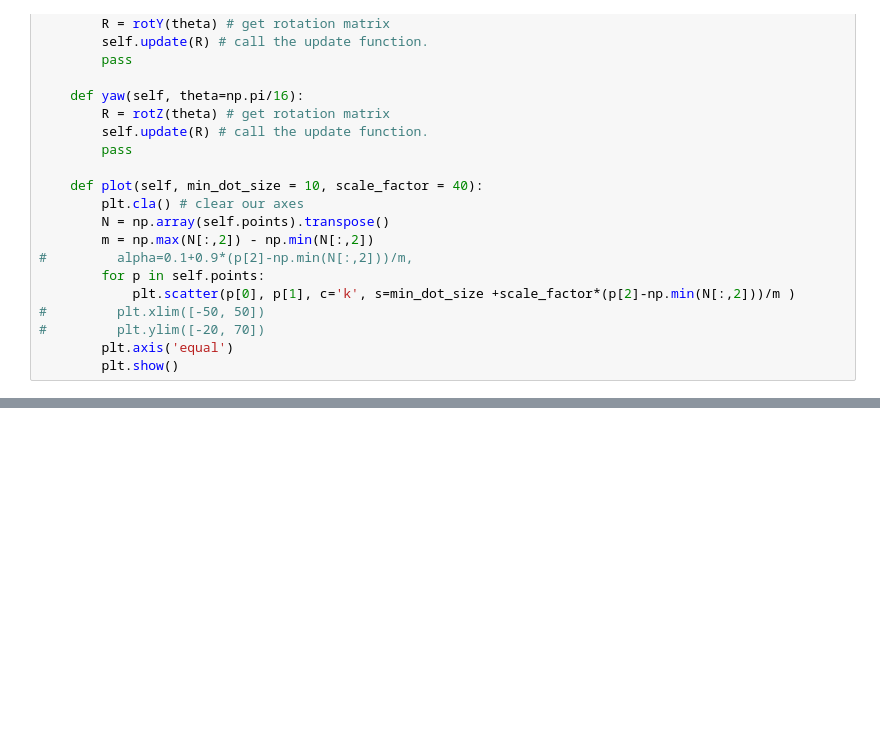
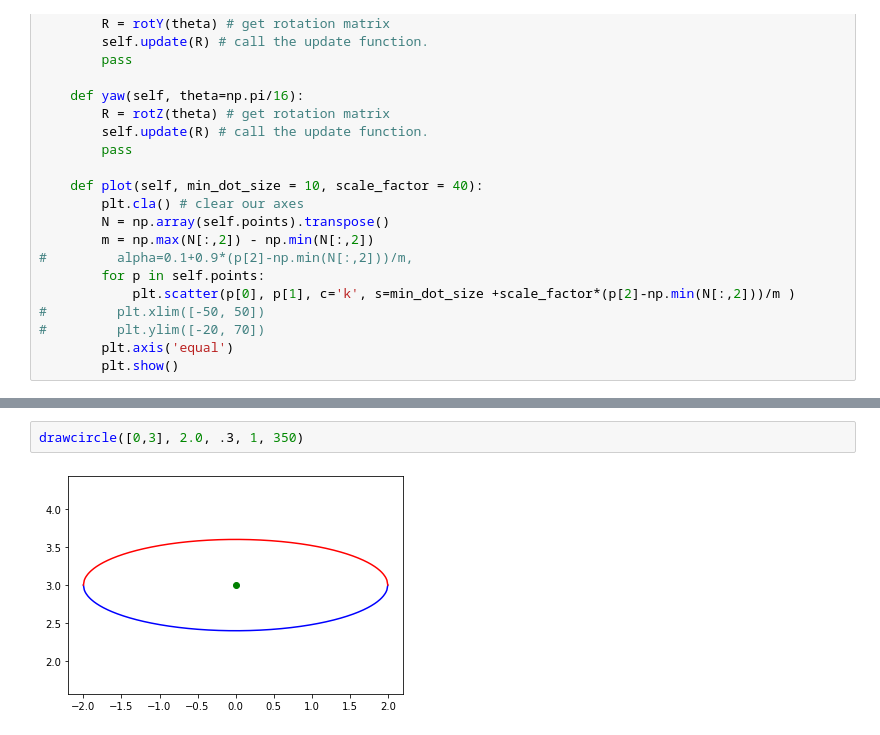
Before and after one commit to rickyle327/Math-Clinic-Fall-2019, a Jupyter notebook: Widget_circle_ellipse_example.ipynb, the cells around one changed output, grey strips where cells are left out. Cells and saved outputs as stored; diff of their text form; blank space fills up the shorter version.

```diff
--- a/Widget_circle_ellipse_example.ipynb
+++ b/Widget_circle_ellipse_example.ipynb
@@ -140,0 +142,4 @@ drawcircle([-1,2], 3.0)
+# %%
+drawcircle([0,3], 2.0, .3, 1, 350)
+# %% [output]
+[figure, added]
```
Also changed, not shown: parts of 6 cells of this notebook.
